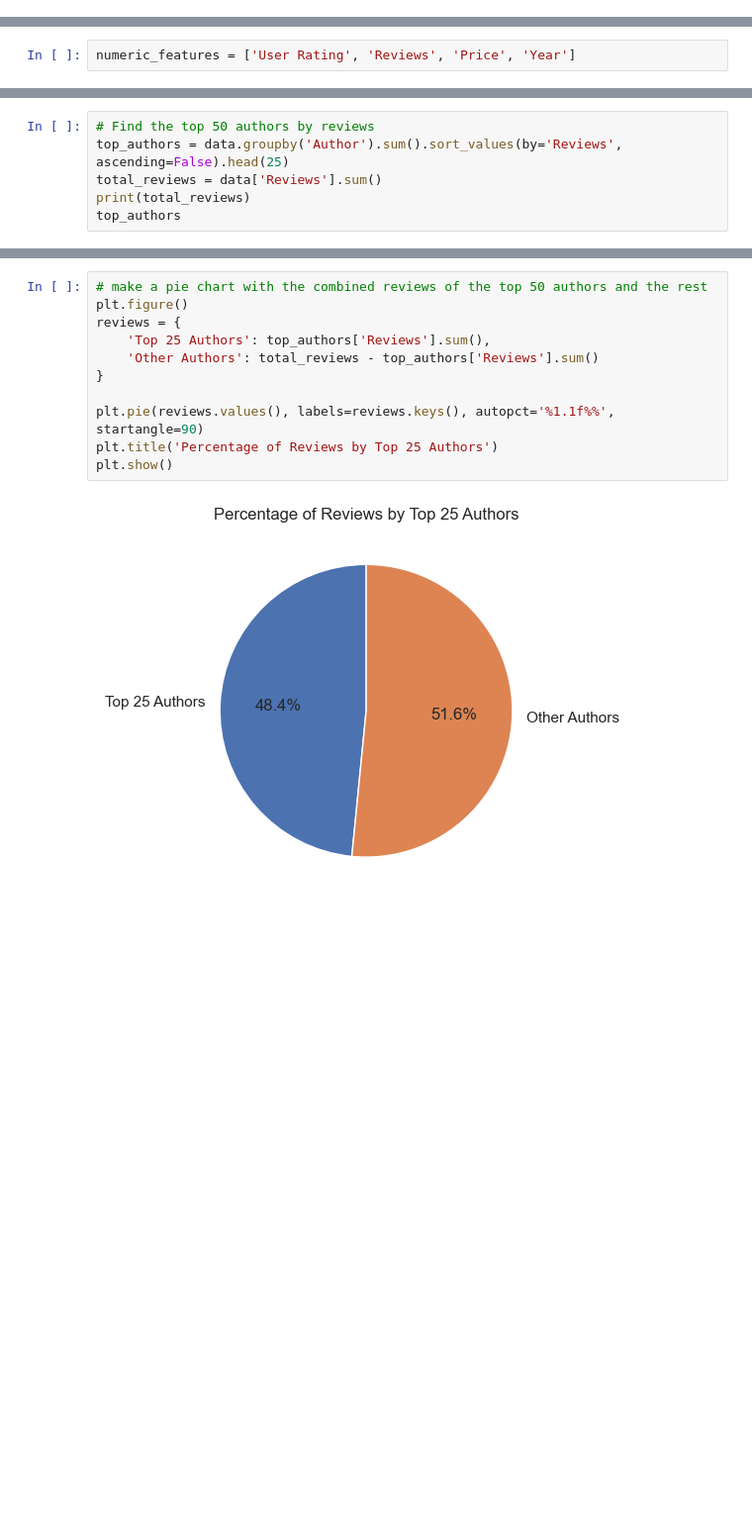
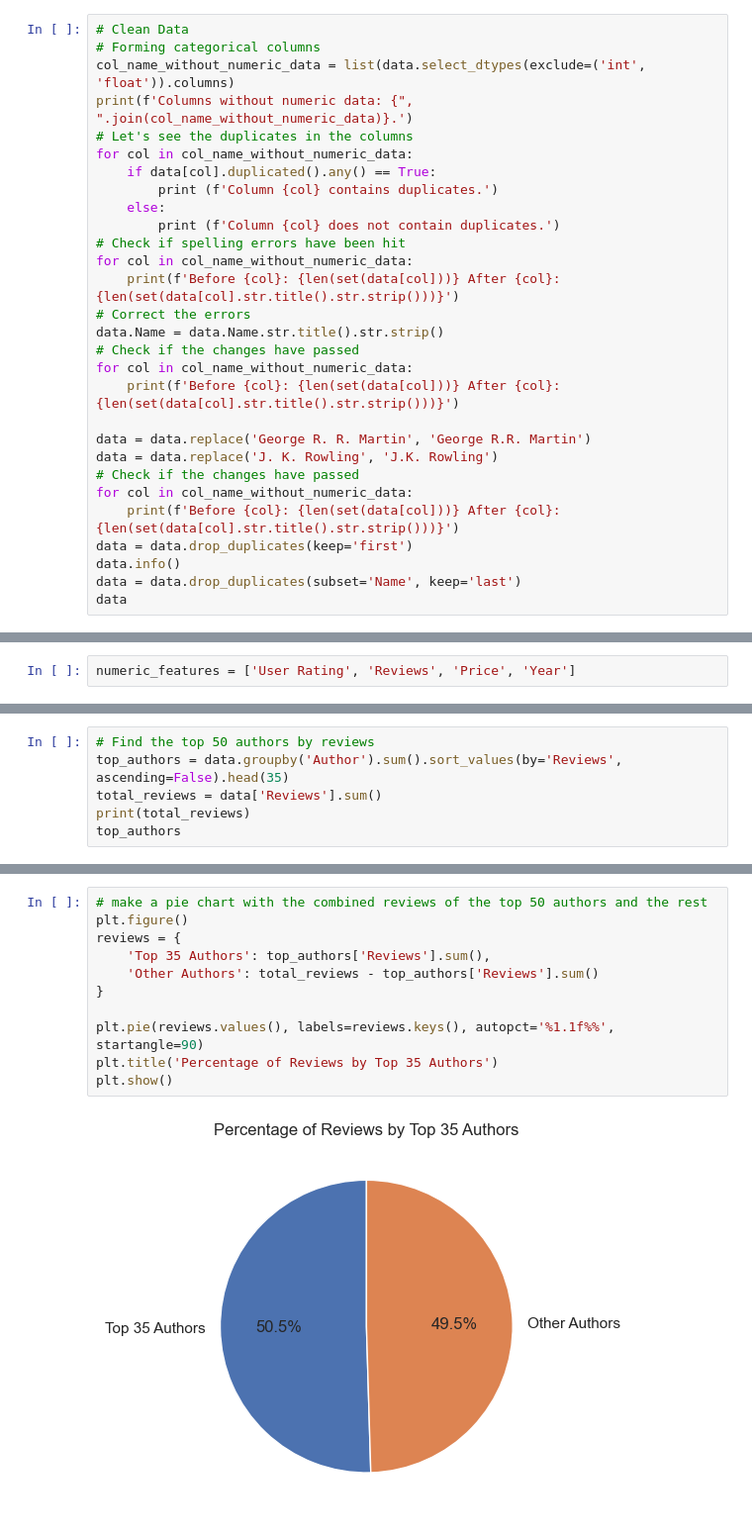
Before and after one commit to AkeBoss-tech/math-stat-midterm, a Jupyter notebook: main.ipynb, the cells around one changed output, grey strips where cells are left out. Shown at 99% size. Cells and saved outputs as stored; diff of their text form; blank space fills up the shorter version.

```diff
--- a/main.ipynb
+++ b/main.ipynb
@@ -15,0 +24,29 @@ data.head()
+# %%
+# Clean Data
+# Forming categorical columns
+col_name_without_numeric_data = list(data.select_dtypes(exclude=('int', 'float')).columns)
+print(f'Сolumns without numeric data: {", ".join(col_name_without_numeric_data)}.')
+# Let's see the duplicates in the columns
+for col in col_name_without_numeric_data:
+    if data[col].duplicated().any() == True:
+        print (f'Column {col} contains duplicates.')
+    else:
+        print (f'Column {col} does not contain duplicates.')
+# Check if spelling errors have been hit
+for col in col_name_without_numeric_data:
+    print(f'Before {col}: {len(set(data[col]))} After {col}: {len(set(data[col].str.title().str.strip()))}')
+# Correct the errors
+data.Name = data.Name.str.title().str.strip()
+# Check if the changes have passed
+for col in col_name_without_numeric_data:
+    print(f'Before {col}: {len(set(data[col]))} After {col}: {len(set(data[col].str.title().str.strip()))}')
+
+data = data.replace('George R. R. Martin', 'George R.R. Martin')
+data = data.replace('J. K. Rowling', 'J.K. Rowling')
+# Check if the changes have passed
+for col in col_name_without_numeric_data:
+    print(f'Before {col}: {len(set(data[col]))} After {col}: {len(set(data[col].str.title().str.strip()))}')
+data = data.drop_duplicates(keep='first')
+data.info()
+data = data.drop_duplicates(subset='Name', keep='last')
+data
@@ -220,6 +351,6 @@ plt.show()
 # %%
 # Find the top 50 authors by reviews
-top_authors = data.groupby('Author').sum().sort_values(by='Reviews', ascending=False).head(25)
+top_authors = data.groupby('Author').sum().sort_values(by='Reviews', ascending=False).head(35)
 total_reviews = data['Reviews'].sum()
 print(total_reviews)
 top_authors
@@ -246,16 +377,16 @@ top_authors
 # %%
 # make a pie chart with the combined reviews of the top 50 authors and the rest
 plt.figure()
 reviews = {
-    'Top 25 Authors': top_authors['Reviews'].sum(),
+    'Top 35 Authors': top_authors['Reviews'].sum(),
     'Other Authors': total_reviews - top_authors['Reviews'].sum()
 }
 
 plt.pie(reviews.values(), labels=reviews.keys(), autopct='%1.1f%%', startangle=90)
-plt.title('Percentage of Reviews by Top 25 Authors')
+plt.title('Percentage of Reviews by Top 35 Authors')
 plt.show()
 # %% [output]
-[figure, old version]
+[figure, new version]
 # %%
 # get the total reviews of the 50 highest rated books
 top_books_rating = data.sort_values(by='User Rating', ascending=False).head(25)
```
Also changed, not shown: parts of 19 cells of this notebook, 4 other files.
